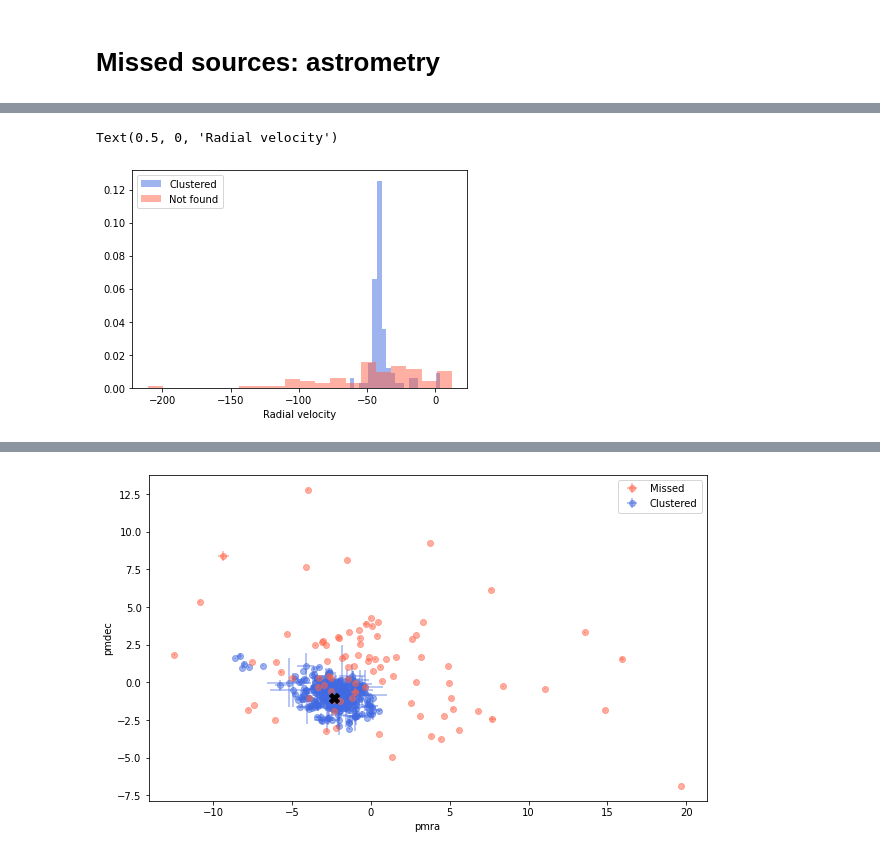
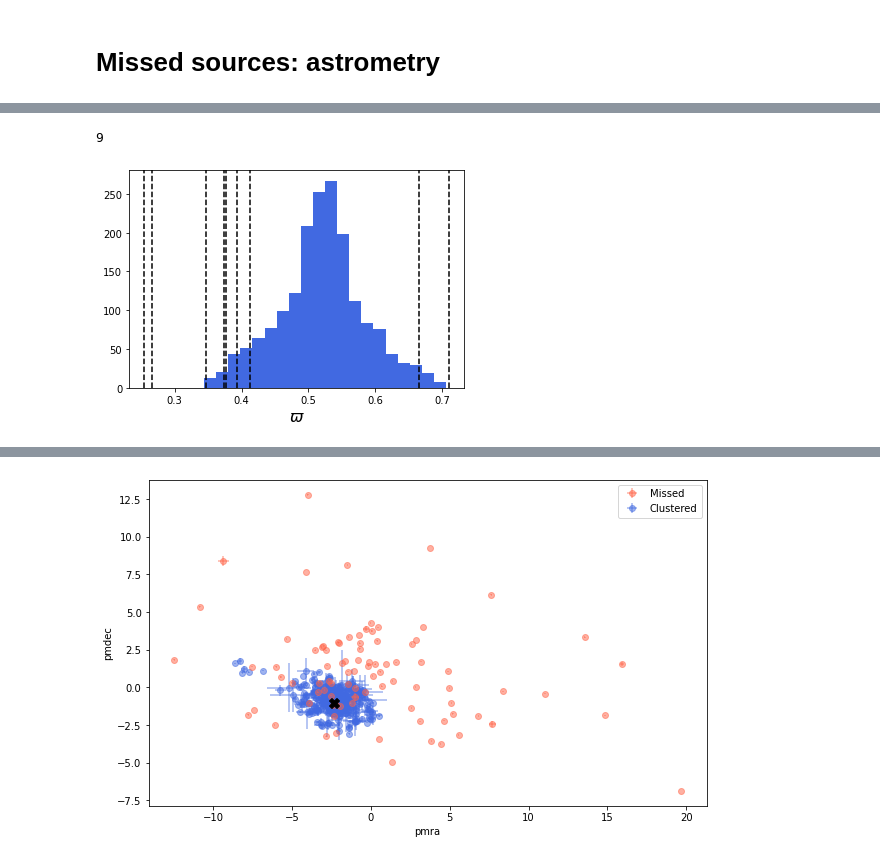
Before and after one commit to maja-jablonska/blue-stragglers-with-gaia, a Jupyter notebook: ngc_188_not_found_analysis.ipynb, the cells around one changed output, grey strips where cells are left out. Saved outputs shown, nothing was run; the diff lists cells and outputs as text; code cells hidden in the pictures.

```diff
--- a/ngc_188_not_found_analysis.ipynb
+++ b/ngc_188_not_found_analysis.ipynb
@@ -210,2 +179,7 @@ plt.gca().set_ylabel('$\sigma_\\varpi$');
+# %%
+good_ruwe = pd.merge(left=good_ruwe.reset_index(),
+                     right=gaia_sources[['source_id', 'pmra_error', 'pmdec_error']],
+                     left_on='EDR3 id',
+                     right_on='source_id')
 # %%
 plt.figure(figsize=(10, 6));
@@ -237,0 +197,10 @@ Text(0, 0.5, 'Parallax over error')
+# %%
+from simbad_download import resolve_name
+
+_, _, cp_par, cp_pmra, cp_pmdec, _ = resolve_name('NGC 188')
+# %%
+pmra_std = np.std(clustered.pmra)
+pmdec_std = np.std(clustered.pmdec)
+# %%
+good_pm = good_ruwe[(np.abs(good_ruwe.pmra-cp_pmra)<=3*pmra_std) &
+                    (np.abs(good_ruwe.pmdec-cp_pmdec)<=3*pmdec_std)]
@@ -238,10 +220,15 @@ Text(0, 0.5, 'Parallax over error')
+# %%
+len(good_pm)
+# %% [output]
+9
 # %%
-plt.hist(pyupmask_clustered.radial_velocity.dropna(),
-         color='royalblue', alpha=.5, bins=20, label='Clustered', density=True);
-plt.hist(bright_sources.radvel,
-         color='tomato', alpha=.5, bins=20, label='Not found', density=True);
-plt.legend(loc='upper left');
-plt.gca().set_xlabel('Radial velocity')
+plt.hist(clustered.parallax,
+         color='royalblue',
+         label='Clustered', bins=20);
+
+for par in good_pm.parallax.values:
+    plt.axvline(par, linestyle='--', color='black');
+
+plt.gca().set_xlabel('$ϖ$', fontsize=16);
 # %% [output]
-Text(0.5, 0, 'Radial velocity')
-[figure, old version]
+[figure, new version]
```
Also changed, not shown: parts of 40 cells of this notebook, 5 other files.
